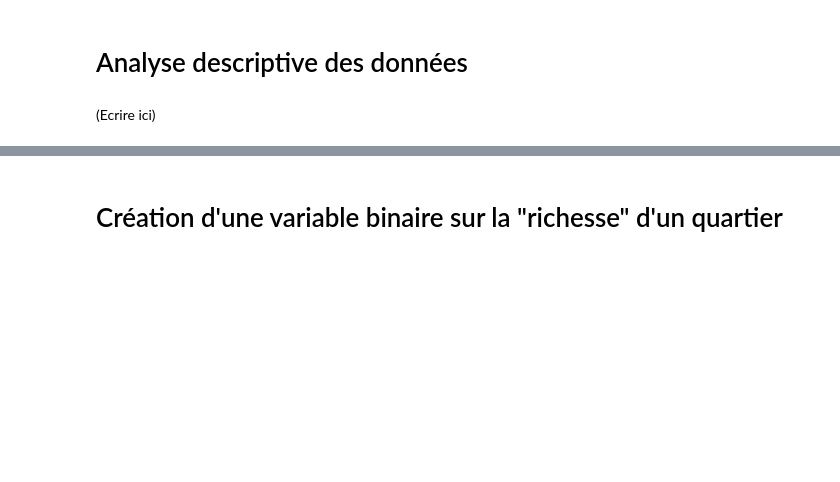
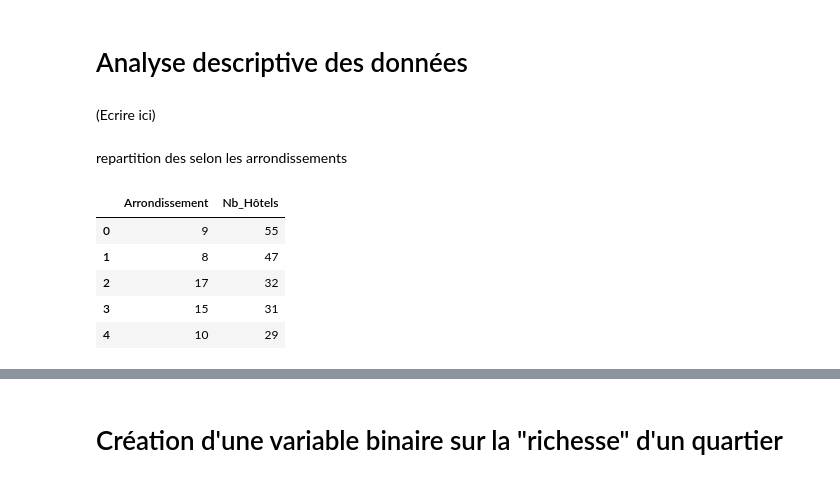
Before and after one commit to fsalaun29/Prediction-prix-hotels-Paris, a Jupyter notebook: Partie 3 - Déterminants du prix des hôtels.ipynb, the cells around one changed output, grey strips where cells are left out. Saved outputs shown, nothing was run; the diff lists cells and outputs as text; code cells hidden in the pictures; blank space fills up the shorter version.

```diff
--- a/Partie 3 - Déterminants du prix des hôtels.ipynb
+++ b/Partie 3 - Déterminants du prix des hôtels.ipynb
@@ -28,3 +32,17 @@ df.head()
 # Analyse descriptive des données
 # %% [markdown]
 (Ecrire ici)
+# %% [markdown]
+repartition des selon les arrondissements
+# %%
+nbr_hotel = df[['Arrondissement','Hôtels']].groupby('Arrondissement').count().sort_values(by='Hôtels', ascending=False)
+nbr_hotel.reset_index(0, inplace=True)
+nbr_hotel.rename(columns={'Hôtels':'Nb_Hôtels'}, inplace=True)
+nbr_hotel.head()
+# %% [output]
+|  | Arrondissement | Nb_Hôtels |
+| 0 | 9 | 55 |
+| 1 | 8 | 47 |
+| 2 | 17 | 32 |
+| 3 | 15 | 31 |
+| 4 | 10 | 29 |
```
Also changed, not shown: parts of 6 cells of this notebook.
